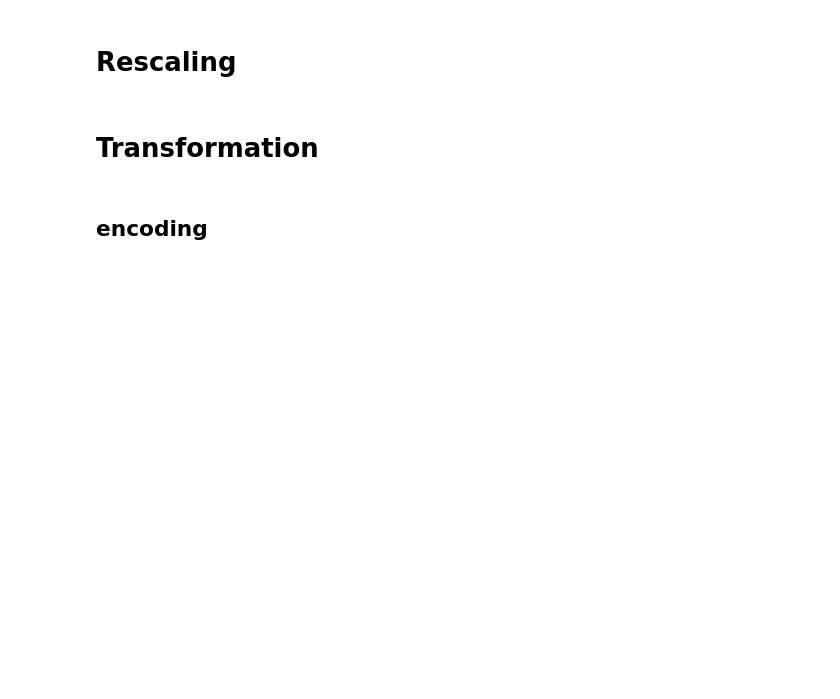
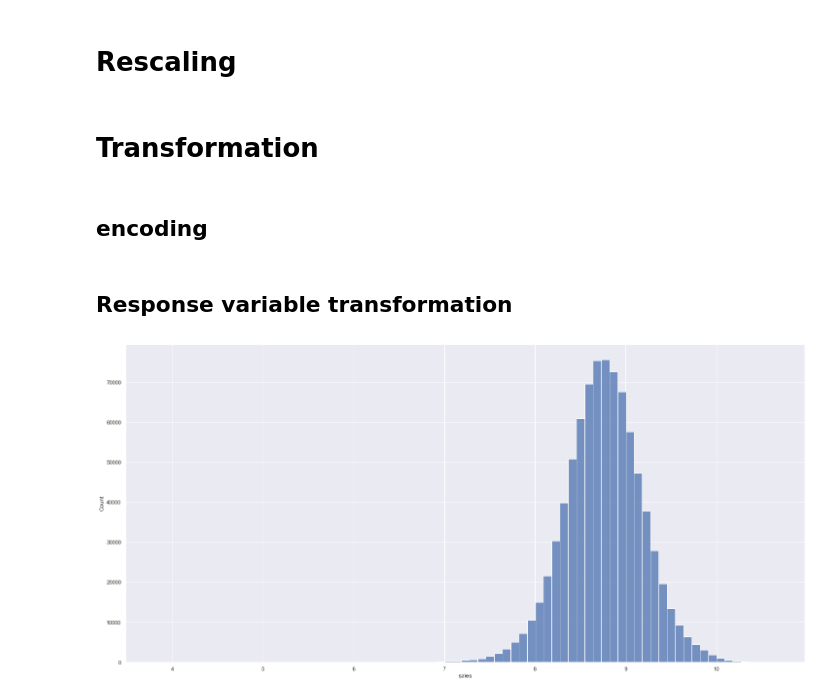
Before and after one commit to lavinomenezes/Ds_em_producao, a Jupyter notebook: Ds_em_producao_04_data_preparation.ipynb, the cells around one changed output. Saved outputs shown, nothing was run; the diff lists cells and outputs as text; code cells hidden in the pictures; blank space fills up the shorter version.

```diff
--- a/Ds_em_producao_04_data_preparation.ipynb
+++ b/Ds_em_producao_04_data_preparation.ipynb
@@ -105,3 +100,10 @@ assortment_dict = {'basic':1,'extra':2,'extended':3}
 df5['assortment'] = df5['assortment'].map(assortment_dict)
 # season - one hot encoding
 df5 = pd.get_dummies(df5,prefix=['season'],columns=['season'])
+# %% [markdown]
+## Response variable transformation
+# %%
+df5['sales'] = np.log(df5['sales'])
+sns.histplot(x='sales',data=df5,bins=75);
+# %% [output]
+[figure, added]
```
Also changed, not shown: parts of 5 cells of this notebook.
